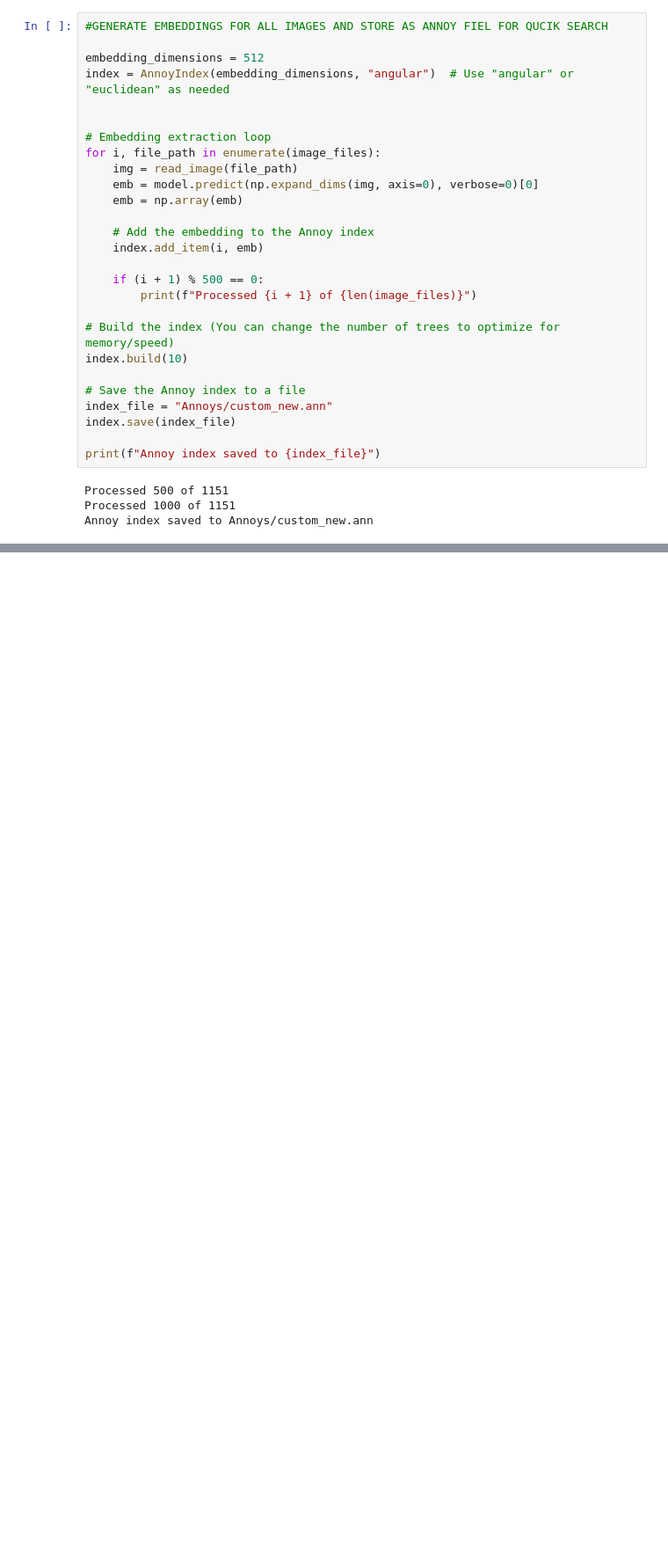
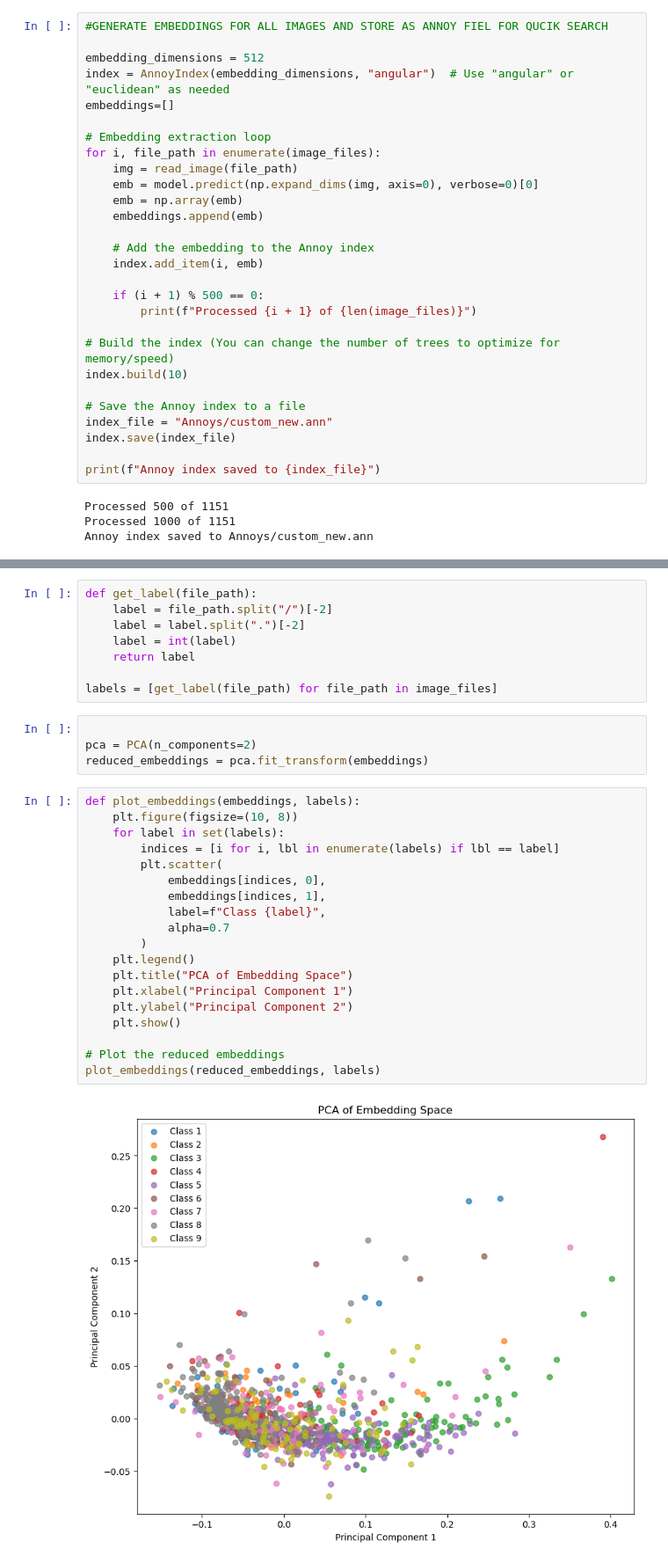
Before and after one commit to marcelrojo/SearchEngine-CV, a Jupyter notebook: embeddings_generator.ipynb, the cells around one changed output, grey strips where cells are left out. Shown at 88% size. Drawn from its saved outputs; the diff is of its cells as text; blank space fills up the shorter version.

```diff
--- a/embeddings_generator.ipynb
+++ b/embeddings_generator.ipynb
@@ -85,13 +85,14 @@ Distance between image 1 and image 3: 0.040748615
 
 embedding_dimensions = 512
 index = AnnoyIndex(embedding_dimensions, "angular")  # Use "angular" or "euclidean" as needed
-
+embeddings=[]
 
 # Embedding extraction loop
 for i, file_path in enumerate(image_files):
     img = read_image(file_path)
     emb = model.predict(np.expand_dims(img, axis=0), verbose=0)[0]
     emb = np.array(emb)
+    embeddings.append(emb)
 
     # Add the embedding to the Annoy index
     index.add_item(i, emb)
@@ -113,0 +119,33 @@ Annoy index saved to Annoys/custom_new.ann
+# %%
+def get_label(file_path):
+    label = file_path.split("/")[-2]
+    label = label.split(".")[-2]
+    label = int(label)
+    return label
+
+labels = [get_label(file_path) for file_path in image_files]
+# %%
+
+pca = PCA(n_components=2)
+reduced_embeddings = pca.fit_transform(embeddings)
+# %%
+def plot_embeddings(embeddings, labels):
+    plt.figure(figsize=(10, 8))
+    for label in set(labels):
+        indices = [i for i, lbl in enumerate(labels) if lbl == label]
+        plt.scatter(
+            embeddings[indices, 0],
+            embeddings[indices, 1],
+            label=f"Class {label}",
+            alpha=0.7
+        )
+    plt.legend()
+    plt.title("PCA of Embedding Space")
+    plt.xlabel("Principal Component 1")
+    plt.ylabel("Principal Component 2")
+    plt.show()
+
+# Plot the reduced embeddings
+plot_embeddings(reduced_embeddings, labels)
+# %% [output]
+[figure, added]
```
Also changed, not shown: parts of 2 cells of this notebook, 2 other files.
